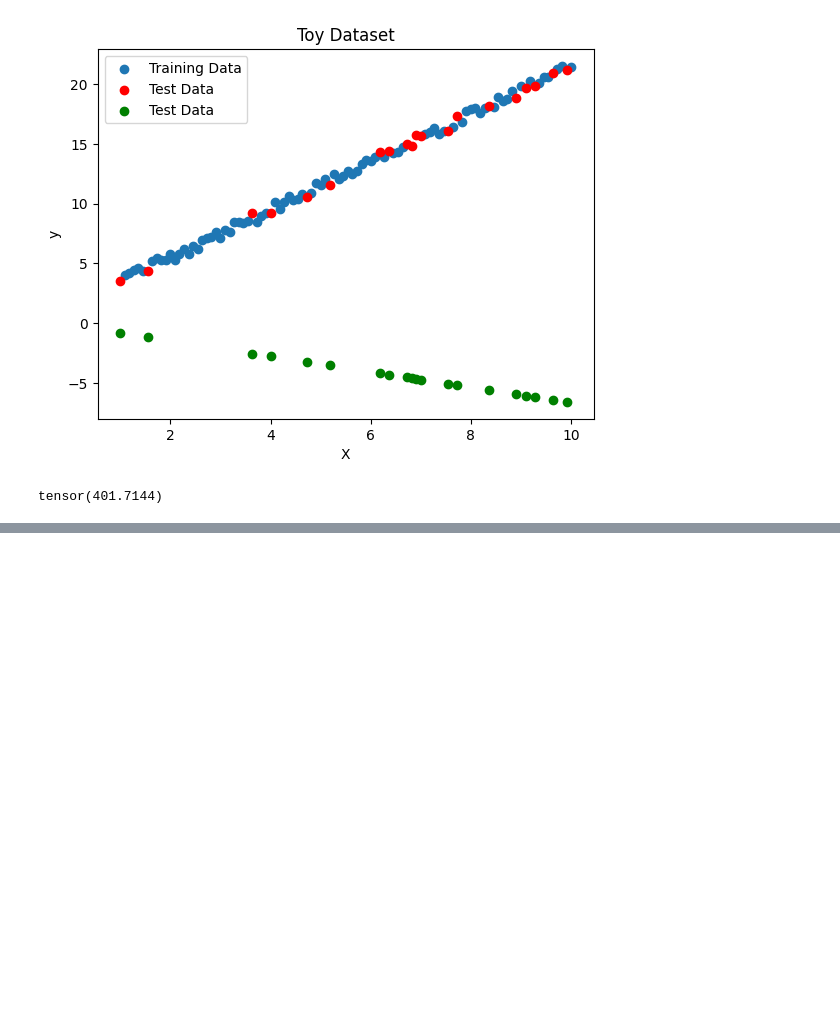
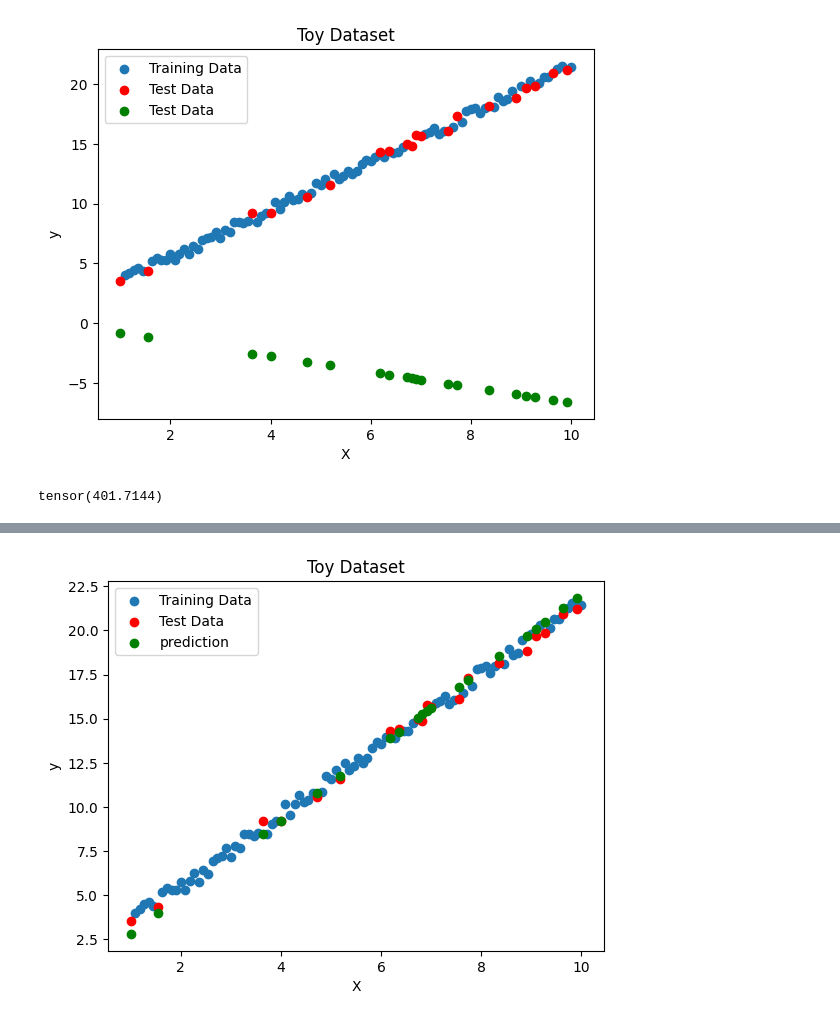
Before and after one commit to vijaivimu/Python-For-Data-Science, a Jupyter notebook: tensor.ipynb, the cells around one changed output, grey strips where cells are left out. Cells and saved outputs as stored; diff of their text form; code cells hidden in the pictures; blank space fills up the shorter version.

Commit message:
Trained a Linear Regression model with epochs and optimizer

```diff
--- a/tensor.ipynb
+++ b/tensor.ipynb
@@ -195,0 +198,18 @@ tensor(401.7144)
+# %%
+optimizer = optim.SGD(lr_model.parameters(),lr=0.01)
+# %%
+num_epochs=100
+
+loss_values = []
+
+for epoch in range(num_epochs):
+  lr_model.train()
+  optimizer.zero_grad()
+  output = lr_model(x_train)
+  loss = criterion(output,y_train)
+  loss.backward()
+  optimizer.step()
+
+  loss_values.append(loss.item())
+
+  print('epoch',epoch, '::', loss.item())
@@ -195,0 +234,16 @@ tensor(401.7144)
+# %%
+lr_model.eval()
+# Make predictions with the untrained model
+with torch.no_grad():
+    predictions = lr_model(x_test)
+# %%
+plt.scatter(x_train.numpy(), y_train.numpy(), label='Training Data')
+plt.scatter(x_test.numpy(), y_test.numpy(), label='Test Data', color='red')
+plt.scatter(x_test.numpy(), predictions, label='prediction', color='green')
+plt.title('Toy Dataset')
+plt.xlabel('X')
+plt.ylabel('y')
+plt.legend()
+plt.show()
+# %% [output]
+[figure, added]
```
Also changed, not shown: parts of 2 cells of this notebook.
